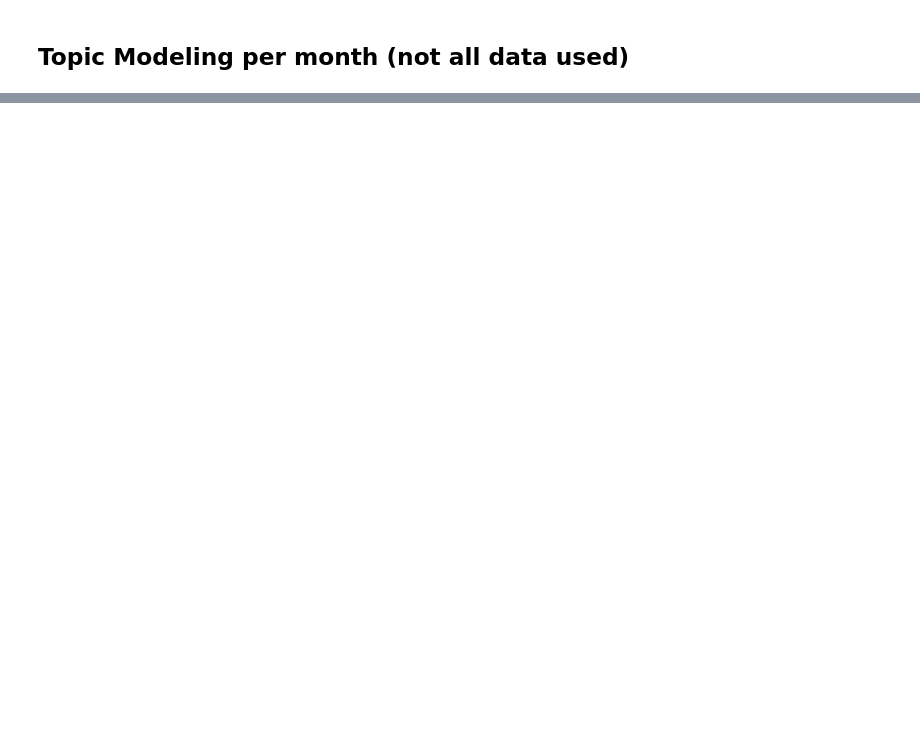
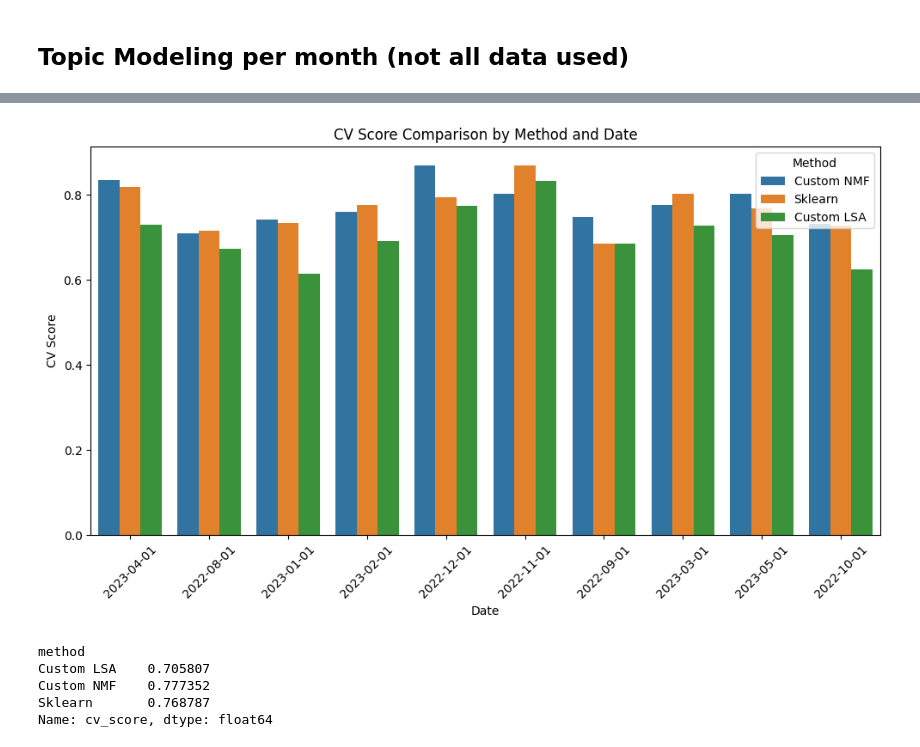
Before and after one commit to eingrid/LA_project, a Jupyter notebook: NMF_topic_modeling_selection_of_topics.ipynb, the cells around one changed output, grey strips where cells are left out. Cells and saved outputs as stored; diff of their text form; code cells hidden in the pictures; blank space fills up the shorter version.

```diff
--- a/NMF_topic_modeling_selection_of_topics.ipynb
+++ b/NMF_topic_modeling_selection_of_topics.ipynb
@@ -84,8 +163,8 @@ def read_and_process_csv(file_path, usecols=['text'], subset='text'):
 
 def extract_topics(documents):
     """Wrapper for NMF topic extraction and coherence score calculation."""
-    pipeline = NNMFPipelineEnglish(documents, ngram_range=(1, 2), n_components=10, max_iter=1000,
-                                   tf_idf_max_df=0.9, tf_idf_min_df=4, random_state=0)
+    pipeline = LSAPipelineEnglish(documents, ngram_range=(1, 2), lsa_components=10, svd_n_iter=200,
+                                tf_idf_max_df=0.9, tf_idf_min_df=4, random_state=0)
     topics = pipeline.run_topics_detection()
     score = pipeline.calculate_coherence_score()
     return topics, score
@@ -143,0 +203,11 @@ topics_per_file['2022_08']
+# %%
+import seaborn as sns
+
+with open('metrics/topics_per_file.json','r') as sklearn_metrics_file:
+    custom_NMF_metrics = json.load(sklearn_metrics_file)
+
+with open('metrics/topics_per_file_custom.json','r') as sklearn_metrics_file:
+     sklearn_metrics = json.load(sklearn_metrics_file)
+
+with open('metrics/topics_per_file_custom_LSA.json','r') as sklearn_metrics_file:
+    custom_LSA_metrics = json.load(sklearn_metrics_file)
@@ -143,0 +234,40 @@ topics_per_file['2022_08']
+# %%
+import matplotlib.pyplot as plt
+
+df_custom_NMF = pd.DataFrame([
+    {"date": pd.to_datetime(date, format='%Y_%m'), "cv_score": values['cv_score'], "method": "Custom NMF"}
+    for date, values in custom_NMF_metrics.items()
+])
+
+df_sklearn = pd.DataFrame([
+    {"date": pd.to_datetime(date, format='%Y_%m'), "cv_score": values['cv_score'], "method": "Sklearn"}
+    for date, values in sklearn_metrics.items()
+])
+
+df_LSA = pd.DataFrame([
+    {"date": pd.to_datetime(date, format='%Y_%m'), "cv_score": values['cv_score'], "method": "Custom LSA"}
+    for date, values in custom_LSA_metrics.items()
+])
+# Concatenating all DataFrames
+df_all = pd.concat([df_custom_NMF, df_sklearn, df_LSA])
+
+# Plotting
+plt.figure(figsize=(10, 6))
+sns.barplot(x="date", y="cv_score", hue="method", data=df_all)
+plt.title('CV Score Comparison by Method and Date')
+plt.xlabel('Date')
+plt.ylabel('CV Score')
+plt.xticks(rotation=45)
+plt.legend(title='Method')
+plt.tight_layout()
+plt.show()
+# %% [output]
+[figure, added]
+# %%
+df_all.groupby('method')['cv_score'].mean()
+# %% [output]
+method
+Custom LSA    0.705807
+Custom NMF    0.777352
+Sklearn       0.768787
+Name: cv_score, dtype: float64
```
Also changed, not shown: parts of 16 cells of this notebook, 6 other files.
